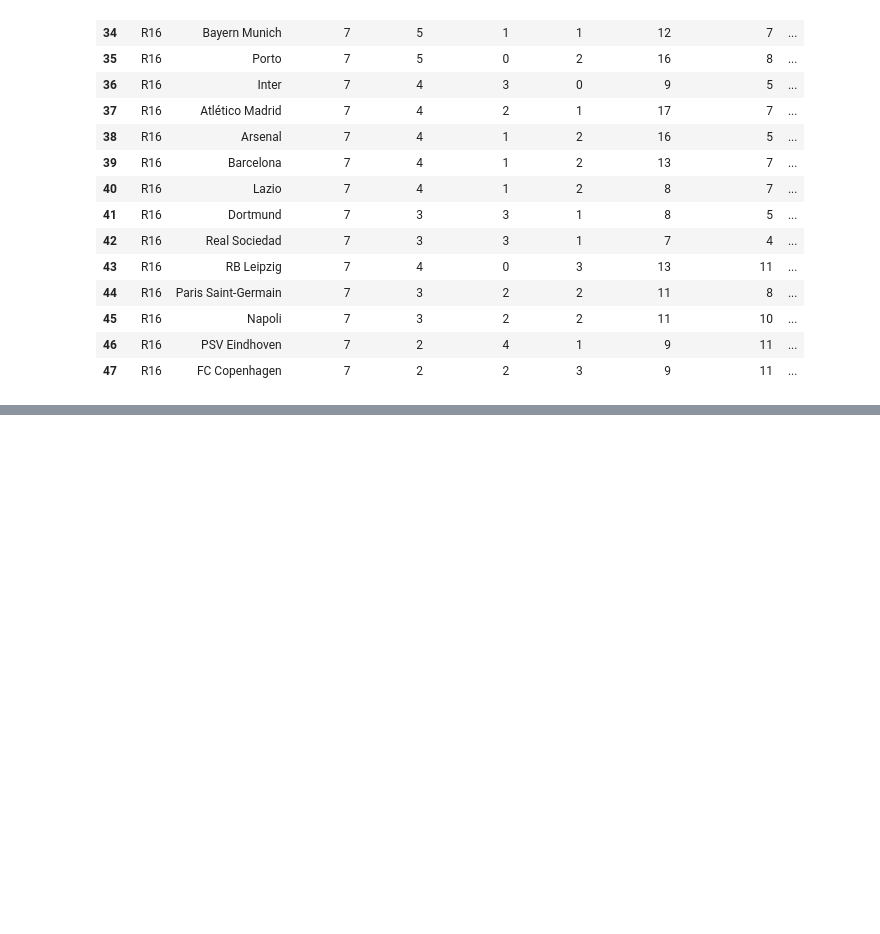
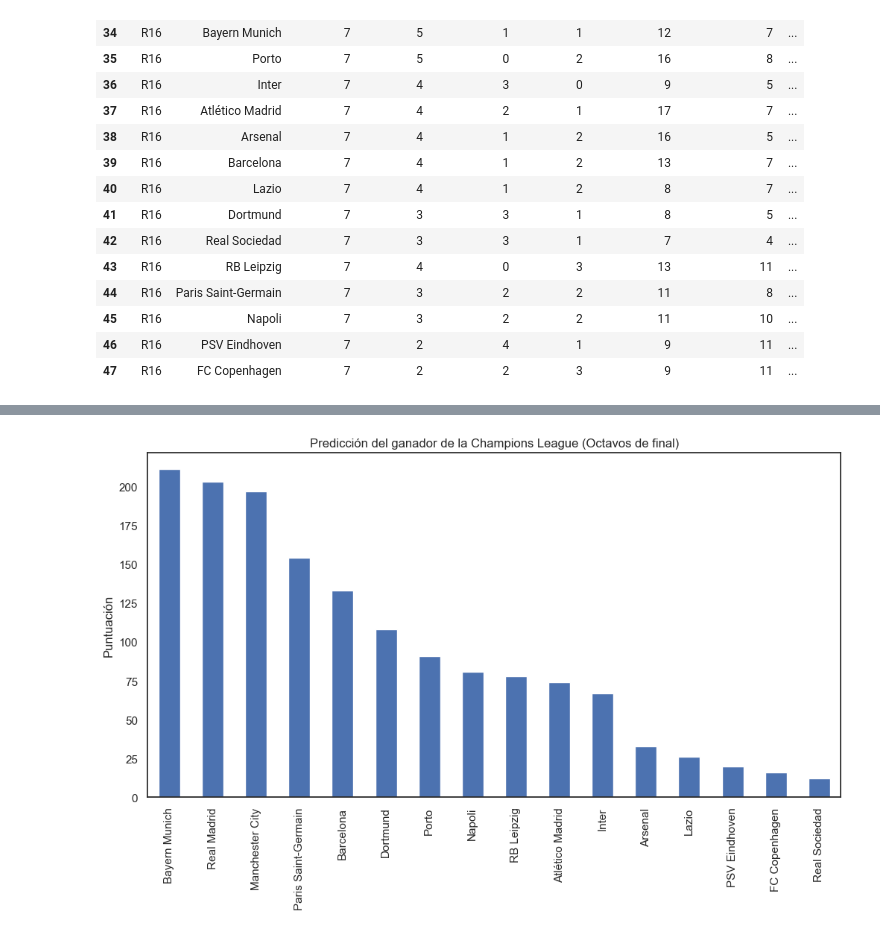
Before and after one commit to ESTHERRODRIGUEZGARCIA/UEFA_Champions_League, a Jupyter notebook: analisis.ipynb, the cells around one changed output, grey strips where cells are left out. Drawn from its saved outputs; the diff is of its cells as text; code cells hidden in the pictures; blank space fills up the shorter version.

```diff
--- a/analisis.ipynb
+++ b/analisis.ipynb
@@ -405,0 +431,20 @@ df_8
+# %%
+# Calcular la puntuación sumando campeonatos, goles y puntos
+datos['puntuacion'] = datos['campeonatos'] + datos['goles'] + datos['puntos']
+
+# Ordenar los equipos por su puntuación
+datos = datos.sort_values('puntuacion', ascending=False)
+
+# Definir los equipos que participan en los octavos de final
+equipos_octavos = ['Manchester City', 'Real Madrid', 'Bayern Munich', 'Porto', 'Inter', 'Atlético Madrid', 'Arsenal', 'Barcelona', 'Lazio', 'Dortmund', 'Real Sociedad', 'RB Leipzig', 'Paris Saint-Germain', 'Napoli', 'PSV Eindhoven', 'FC Copenhagen']
+
+# Filtrar los datos según los equipos que participan en los octavos de final
+datos_octavos = datos[datos.index.isin(equipos_octavos)]
+
+# Mostrar un gráfico de barras con las puntuaciones de los equipos en los octavos de final
+datos_octavos['puntuacion'].plot(kind='bar', figsize=(12, 6))
+plt.ylabel('Puntuación')
+plt.title('Predicción del ganador de la Champions League (Octavos de final)')
+plt.show()
+# %% [output]
+[figure, added]
```
Also changed, not shown: parts of 5 cells of this notebook, 1 other file.
